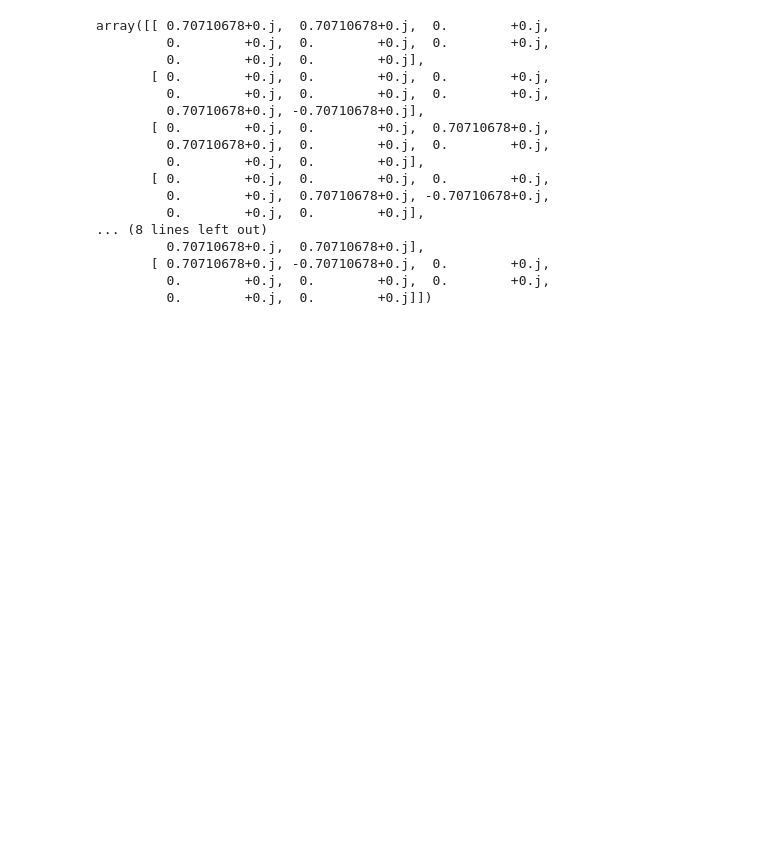
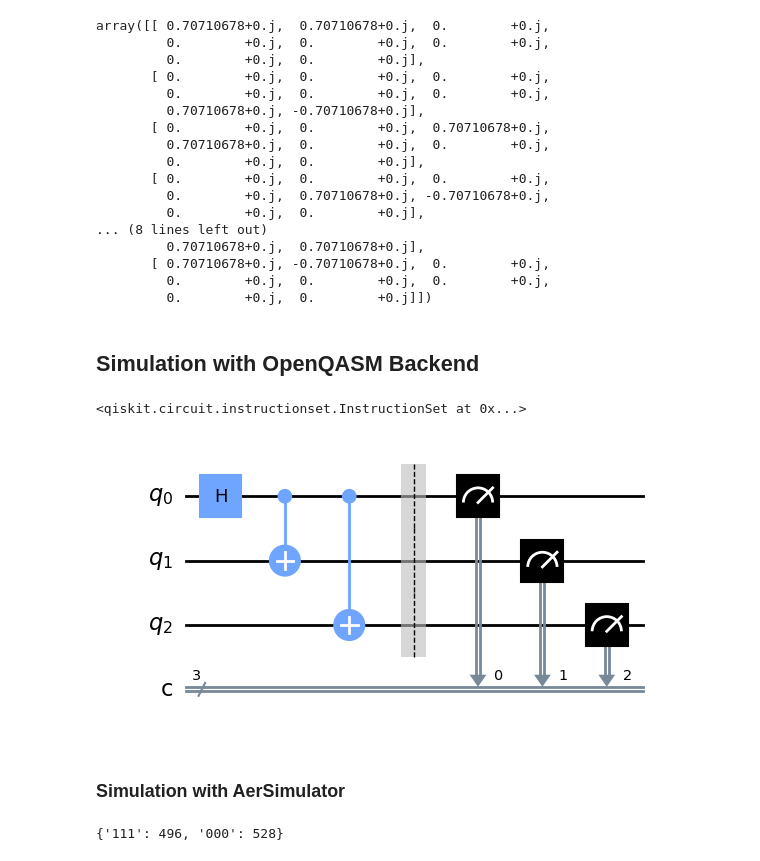
Before and after one commit to punitarani/quantum-ml, a Jupyter notebook: notebooks/1 Introduction.ipynb, the cells around one changed output. Drawn from its saved outputs; the diff is of its cells as text; code cells hidden in the pictures; blank space fills up the shorter version.

Commit message:
Add Simulation with OpenQASM section

```diff
--- a/notebooks/1 Introduction.ipynb
+++ b/notebooks/1 Introduction.ipynb
@@ -140,3 +140,25 @@ array([[ 0.70710678+0.j,  0.70710678+0.j,  0.        +0.j,
        [ 0.70710678+0.j, -0.70710678+0.j,  0.        +0.j,
          0.        +0.j,  0.        +0.j,  0.        +0.j,
          0.        +0.j,  0.        +0.j]])
+# %% [markdown]
+## Simulation with OpenQASM Backend
+# %%
+ms = QuantumCircuit(3, 3)
+
+# Create a visual barrier (dotted vertical line)
+ms.barrier(range(3))
+
+# Create measure components
+ms.measure(range(3), range(3))
+# %% [output]
+<qiskit.circuit.instructionset.InstructionSet at 0x...>
+# %%
+# Merge circuits with compose
+qc = ms.compose(circuit, range(3), front=True)
+# This creates a circuit 'qc' with 'circuit' followed by 'ms'
+# %%
+qc.draw('mpl')
+# %% [output]
+[figure, added]
+# %% [markdown]
+### Simulation with AerSimulator
@@ -142,0 +179,5 @@ array([[ 0.70710678+0.j,  0.70710678+0.j,  0.        +0.j,
+# %%
+counts = results.get_counts(qc_compiled)
+print(counts)
+# %% [output]
+{'111': 496, '000': 528}
```
Also changed, not shown: parts of 9 cells of this notebook.
